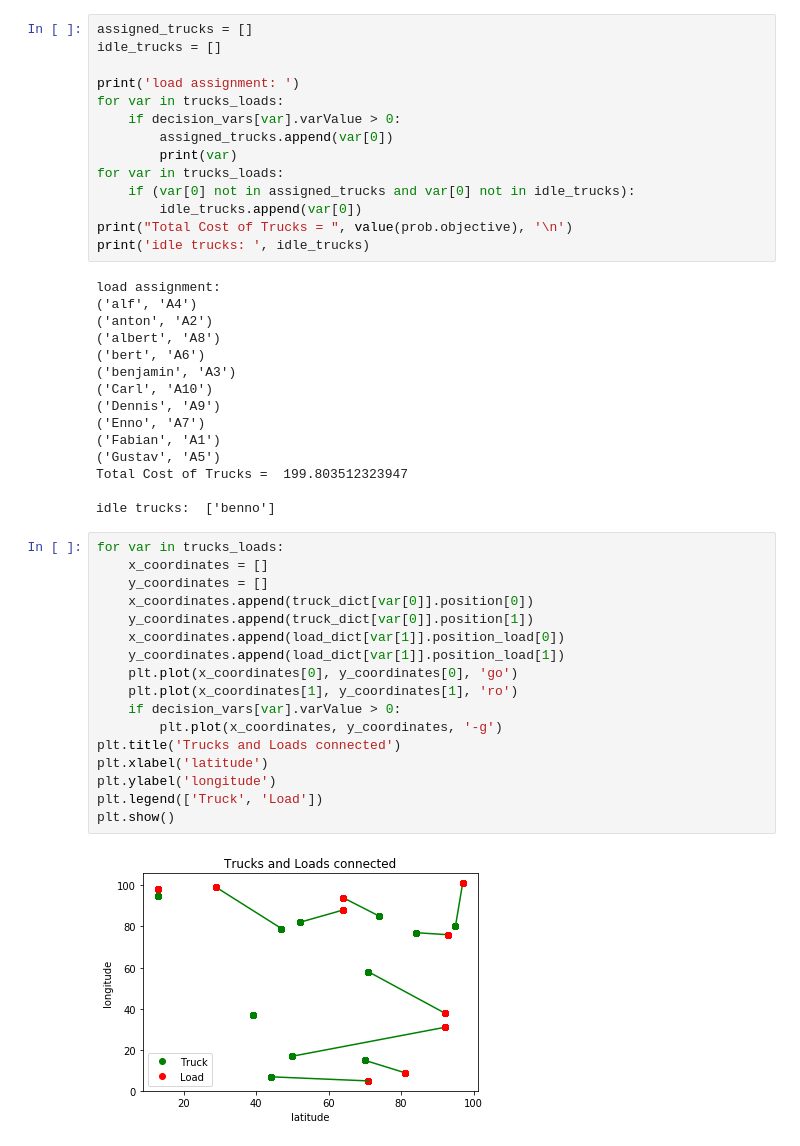
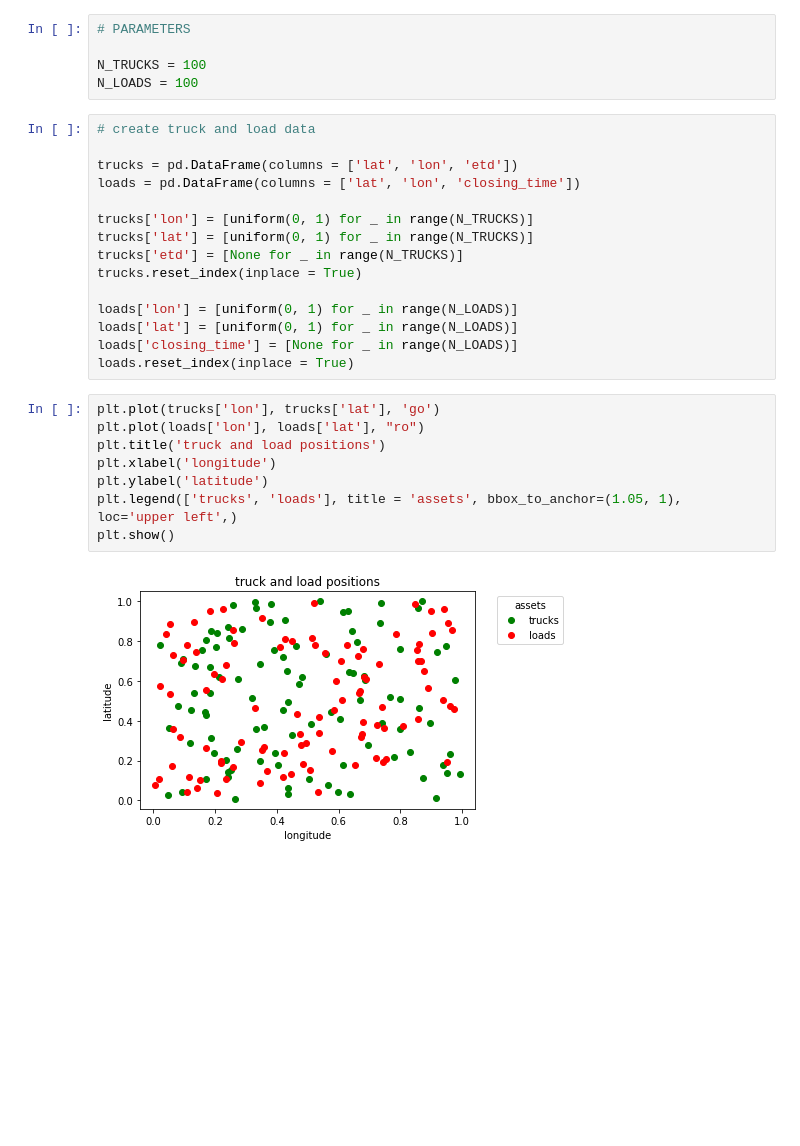
Before and after one commit to krflorian/truck_assignment, a Jupyter notebook: truck_assignment.ipynb, the cells around one changed output. Cells and saved outputs as stored; diff of their text form; blank space fills up the shorter version.

```diff
--- a/truck_assignment.ipynb
+++ b/truck_assignment.ipynb
@@ -111,48 +11,30 @@ Status: Optimal
-# %%
-assigned_trucks = []
-idle_trucks = []
-
-print('load assignment: ')
-for var in trucks_loads:
-    if decision_vars[var].varValue > 0:
-        assigned_trucks.append(var[0])
-        print(var)
-for var in trucks_loads:
-    if (var[0] not in assigned_trucks and var[0] not in idle_trucks):
-        idle_trucks.append(var[0])
-print("Total Cost of Trucks = ", value(prob.objective), '\n')
-print('idle trucks: ', idle_trucks)
-# %% [output]
-load assignment:
-('alf', 'A4')
-('anton', 'A2')
-('albert', 'A8')
-('bert', 'A6')
-('benjamin', 'A3')
-('Carl', 'A10')
-('Dennis', 'A9')
-('Enno', 'A7')
-('Fabian', 'A1')
-('Gustav', 'A5')
-Total Cost of Trucks =  199.803512323947
-
-idle trucks:  ['benno']
-# %%
-for var in trucks_loads:
-    x_coordinates = []
-    y_coordinates = []
-    x_coordinates.append(truck_dict[var[0]].position[0])
-    y_coordinates.append(truck_dict[var[0]].position[1])
-    x_coordinates.append(load_dict[var[1]].position_load[0])
-    y_coordinates.append(load_dict[var[1]].position_load[1])
-    plt.plot(x_coordinates[0], y_coordinates[0], 'go')
-    plt.plot(x_coordinates[1], y_coordinates[1], 'ro')
-    if decision_vars[var].varValue > 0:
-        plt.plot(x_coordinates, y_coordinates, '-g')
-plt.title('Trucks and Loads connected')
-plt.xlabel('latitude')
-plt.ylabel('longitude')
-plt.legend(['Truck', 'Load'])
-plt.show()
-# %% [output]
-[figure, removed]
+# %%
+# PARAMETERS
+
+N_TRUCKS = 100
+N_LOADS = 100
+# %%
+# create truck and load data
+
+trucks = pd.DataFrame(columns = ['lat', 'lon', 'etd'])
+loads = pd.DataFrame(columns = ['lat', 'lon', 'closing_time'])
+
+trucks['lon'] = [uniform(0, 1) for _ in range(N_TRUCKS)]
+trucks['lat'] = [uniform(0, 1) for _ in range(N_TRUCKS)]
+trucks['etd'] = [None for _ in range(N_TRUCKS)]
+trucks.reset_index(inplace = True)
+
+loads['lon'] = [uniform(0, 1) for _ in range(N_LOADS)]
+loads['lat'] = [uniform(0, 1) for _ in range(N_LOADS)]
+loads['closing_time'] = [None for _ in range(N_LOADS)]
+loads.reset_index(inplace = True)
+# %%
+plt.plot(trucks['lon'], trucks['lat'], 'go')
+plt.plot(loads['lon'], loads['lat'], "ro")
+plt.title('truck and load positions')
+plt.xlabel('longitude')
+plt.ylabel('latitude')
+plt.legend(['trucks', 'loads'], title = 'assets', bbox_to_anchor=(1.05, 1), loc='upper left',)
+plt.show()
+# %% [output]
+[figure, added]
```
Also changed, not shown: parts of 22 cells of this notebook, 6 other files.
